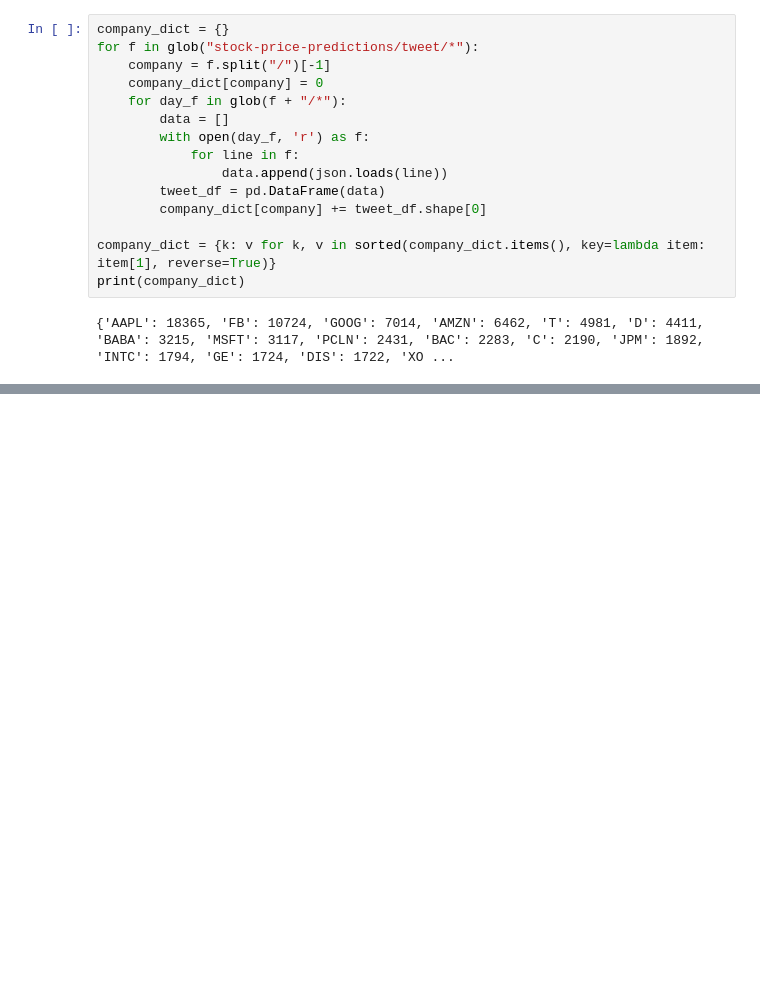
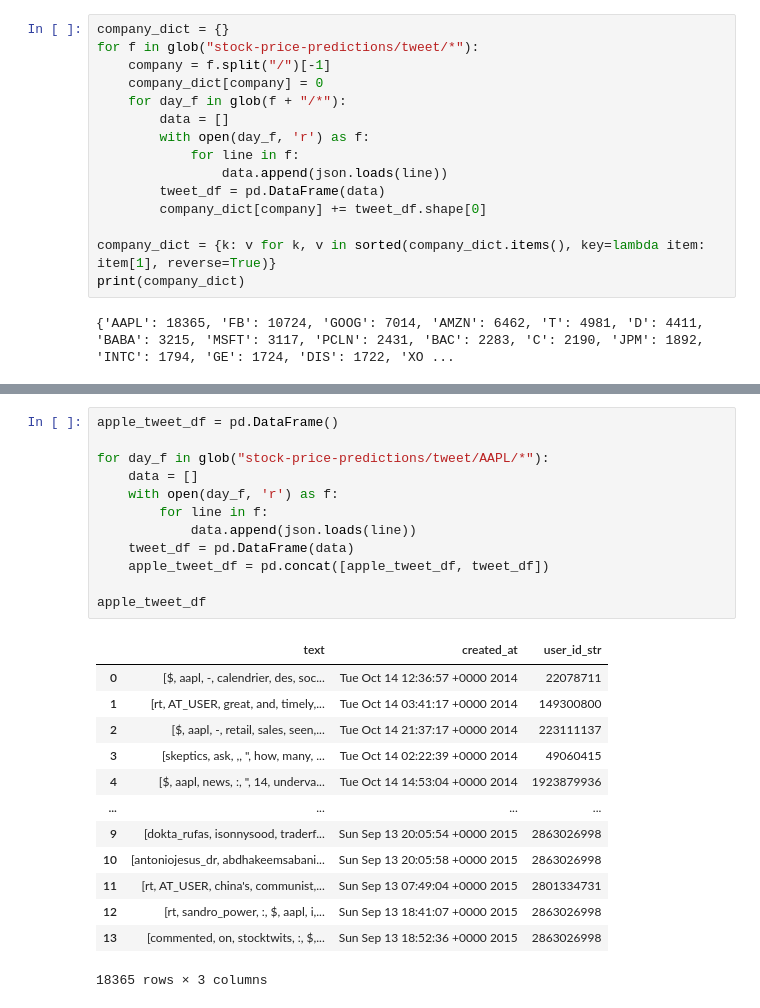
Before and after one commit to shaeantoine/greenscape, a Jupyter notebook: eda.ipynb, the cells around one changed output, grey strips where cells are left out. Saved outputs shown, nothing was run; the diff lists cells and outputs as text; blank space fills up the shorter version.

```diff
--- a/eda.ipynb
+++ b/eda.ipynb
@@ -22,0 +34,26 @@ print(company_dict)
+# %%
+apple_tweet_df = pd.DataFrame()
+
+for day_f in glob("stock-price-predictions/tweet/AAPL/*"):
+    data = []
+    with open(day_f, 'r') as f:
+        for line in f:
+            data.append(json.loads(line))
+    tweet_df = pd.DataFrame(data)
+    apple_tweet_df = pd.concat([apple_tweet_df, tweet_df])
+
+apple_tweet_df
+# %% [output]
+|  | text | created_at | user_id_str |
+| 0 | [$, aapl, -, calendrier, des, soc... | Tue Oct 14 12:36:57 +0000 2014 | 22078711 |
+| 1 | [rt, AT_USER, great, and, timely,... | Tue Oct 14 03:41:17 +0000 2014 | 149300800 |
+| 2 | [$, aapl, -, retail, sales, seen,... | Tue Oct 14 21:37:17 +0000 2014 | 223111137 |
+| 3 | [skeptics, ask, ,, ", how, many, ... | Tue Oct 14 02:22:39 +0000 2014 | 49060415 |
+| 4 | [$, aapl, news, :, ", 14, underva... | Tue Oct 14 14:53:04 +0000 2014 | 1923879936 |
+| ... | ... | ... | ... |
+| 9 | [dokta_rufas, isonnysood, traderf... | Sun Sep 13 20:05:54 +0000 2015 | 2863026998 |
+| 10 | [antoniojesus_dr, abdhakeemsabani... | Sun Sep 13 20:05:58 +0000 2015 | 2863026998 |
+| 11 | [rt, AT_USER, china's, communist,... | Sun Sep 13 07:49:04 +0000 2015 | 2801334731 |
+| 12 | [rt, sandro_power, :, $, aapl, i,... | Sun Sep 13 18:41:07 +0000 2015 | 2863026998 |
+| 13 | [commented, on, stocktwits, :, $,... | Sun Sep 13 18:52:36 +0000 2015 | 2863026998 |
+18365 rows × 3 columns
```
Also changed, not shown: parts of 6 cells of this notebook.
